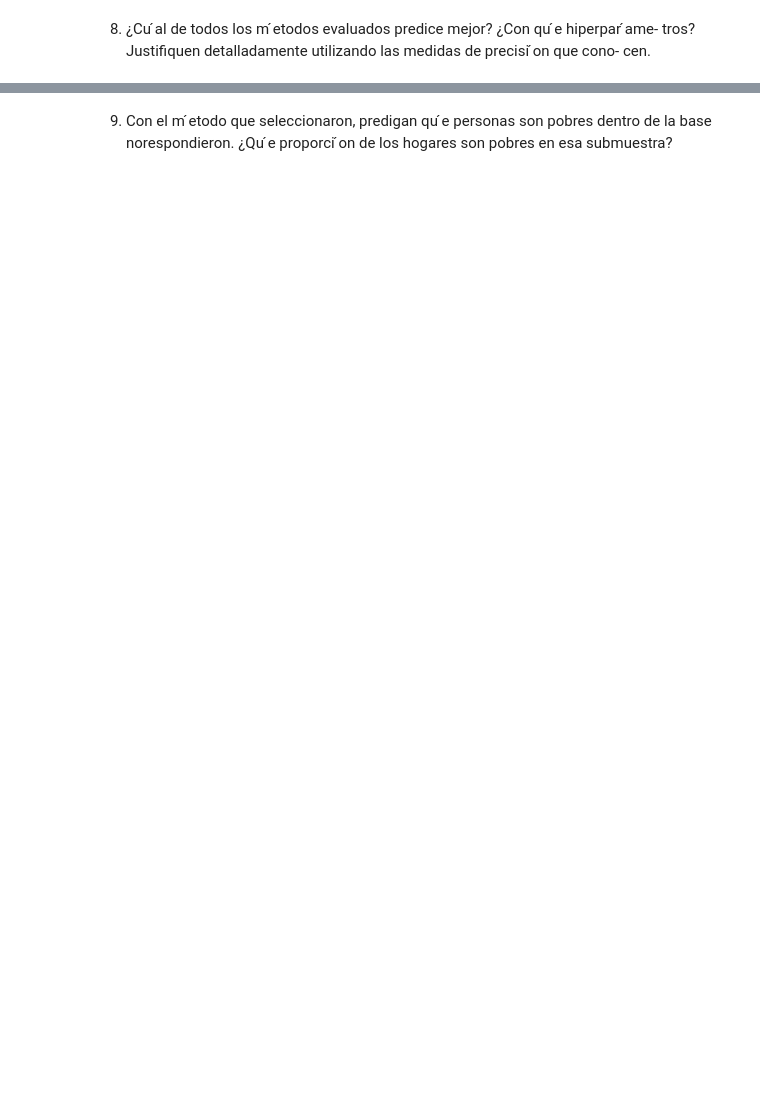
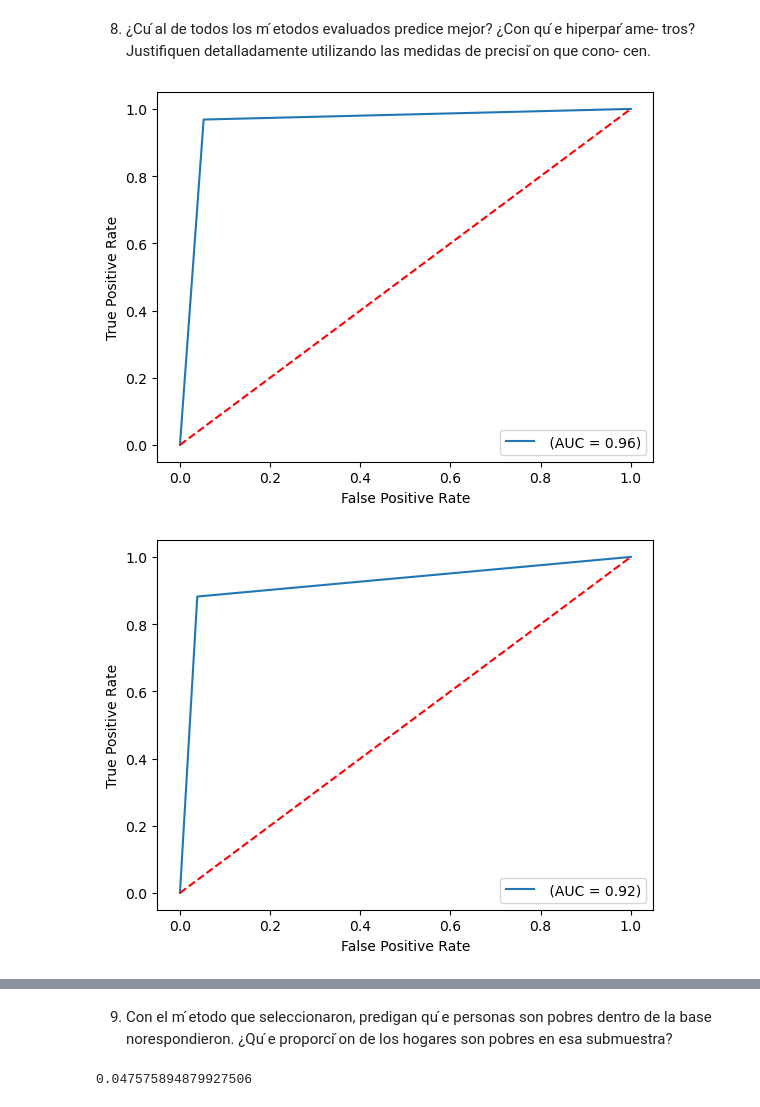
Before and after one commit to TheAtu/TP3, a Jupyter notebook: TP3-Final.ipynb, the cells around one changed output, grey strips where cells are left out. Drawn from its saved outputs; the diff is of its cells as text; code cells hidden in the pictures; blank space fills up the shorter version.

```diff
--- a/TP3-Final.ipynb
+++ b/TP3-Final.ipynb
@@ -544,11 +573,13 @@ resto de las variables ser ́an las variables independientes (matriz X). Dependi
 do de la funci ́on que usen, no se olviden de agregar la columna de 1 cuando sea
 necesario.
 # %%
+#Hacemos una lista con las variables referidas a ingresos y demas que exige la consiga.
+
 columnas_a_eliminar = ['PP06A', 'PP06C', 'PP06D', 'PP06E', 'PP06H', 'PP08D1', 'PP08D4', 'PP08F1', 'PP08F2', 'PP08J1', 'PP08J2',
                        'PP08J3', 'P21', 'DECOCUR', 'IDECOCUR', 'RDECOCUR', 'GDECOCOCUR', 'PDECOCUR', 'ADECOCUR', 'PONDIIO',
                        'TOT_P12', 'P47T', 'DECINDR', 'IDECINDR', 'RDECINDR', 'GDECINDR', 'PDECINDR', 'ADECINDR', 'ADECINDR',
                        'PONDII', 'V2_M', 'V3_M', 'V4_M', 'V5_M', 'V8_M', 'V9_M', 'V10_M', 'V11_M', 'V12_M', 'T_VI', 'ITF',
-                       'DECIFR', 'IDECIFR', 'RDECIFR', 'GDECIFR', 'PDECIFR', 'ADECIFR', 'IPCF', 'DECCFR', 'IDECCFR', 'RDECCFR',
+                       'V12_M', 'V18_M', 'V19_AM', 'V21_M','DECIFR', 'IDECIFR', 'RDECIFR', 'GDECIFR', 'PDECIFR', 'ADECIFR', 'IPCF', 'DECCFR', 'IDECCFR', 'RDECCFR',
                        'GDECCFR', 'PDECCFR', 'ADECCFR', 'PONDIH', 'adulto_equiv','ad_equiv_hogar','ingreso_necesario', 'CODUSU', 'CH05']
 
 #Reescribimos los dataframes con las variables que nos interesan
@@ -556,15 +587,5 @@ columnas_a_mantener = [col for col in respondieron.columns if col not in columna
 
 columnas_a_mantener2 = [col for col in norespondieron.columns if col not in columnas_a_eliminar]
 
-
 respondieron = respondieron[columnas_a_mantener]
 norespondieron = norespondieron[columnas_a_mantener2]
-
-string_columns = respondieron.select_dtypes(include=['object'])
-
-# Mostrar las columnas con datos de tipo string
-if not string_columns.empty:
-    print("Las siguientes columnas contienen datos de tipo string:")
-    print(string_columns.columns)
-else:
-    print("No hay columnas con datos de tipo string en el DataFrame.")
@@ -657,3 +805,22 @@ medio (ECM).
 8. ¿Cu ́al de todos los m ́etodos evaluados predice mejor? ¿Con qu ́e hiperpar ́ame-
 tros? Justifiquen detalladamente utilizando las medidas de precisi ́on que cono-
 cen.
+# %%
+#Comparamos Logit con lambda = 1 (regularización lasso), Logit con lambda = 10 (regularización Ridge), Vecinos Cercanos, Análisis Discriminante Lineal
+#Para eso llamamos dos veces a la función de evalua_multiples_metodos para especificar en cada una los dos Logits diferentes a utilizar.
+penalty = 'l2'
+k_knn = 3
+hiperparametro = 10
+K = 5
+Ridge_multiples = evalua_multiples_metodos(K, X_train, X_test , Y_train, Y_test, X, Y, hiperparametro, k_knn,  modelos = ['Logit', 'KNN', 'LDA']
+)
+
+penalty = 'l1'
+Lasso_multiples = evalua_multiples_metodos(K, X_train, X_test , Y_train, Y_test, X, Y, hiperparametro, k_knn,  modelos = ['Logit', 'KNN', 'LDA']
+)
+
+display(Ridge_multiples)
+display(Lasso_multiples)
+# %% [output]
+[figure, added]
+[figure, added]
@@ -661,3 +852,28 @@ cen.
 9. Con el m ́etodo que seleccionaron, predigan qu ́e personas son pobres dentro de
 la base norespondieron. ¿Qu ́e proporci ́on de los hogares son pobres en esa
 submuestra?
+# %%
+X_int_9 = norespondieron.copy()
+X_9 = sm.add_constant(X_int_9)
+
+#Escalamos los datos para evitar un problema de convergencia que tiene el código.
+scaler = StandardScaler()
+X_scaled_9 = scaler.fit_transform(X_9)
+
+
+#Usamos el modelo logit anteriormente definido pero con la matriz de predictores
+
+
+y_test_pred_9 = modelo.predict(X_scaled_9)
+
+# Convertimos las probabilidades en Y con valores 1 o 0 (usando el clasificador de Bayes)
+y_pred_9 = np.where(y_test_pred_9 > 0.5, 1, y_test_pred_9)
+y_pred_9 = np.where(y_test_pred_9 <= 0.5, 0, y_test_pred_9)
+
+#Calculamos las proporciones
+prop_pob = (y_pred_9 == 1).mean()
+prop_no_pob = (y_pred_9 == 0).mean()
+
+print(prop_pob)
+# %% [output]
+0.047575894879927506
```
Also changed, not shown: parts of 45 cells of this notebook.
